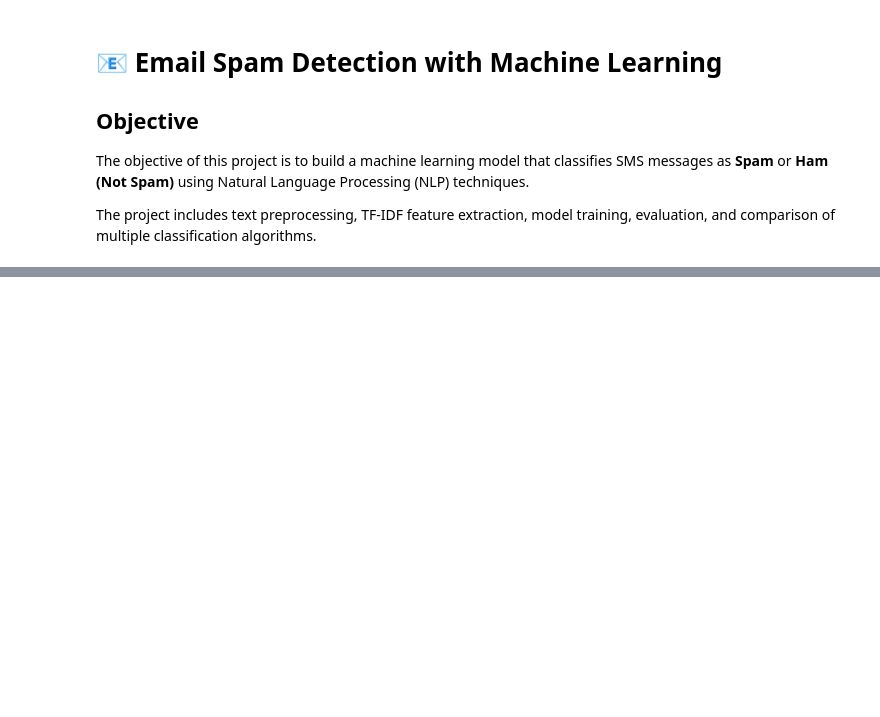
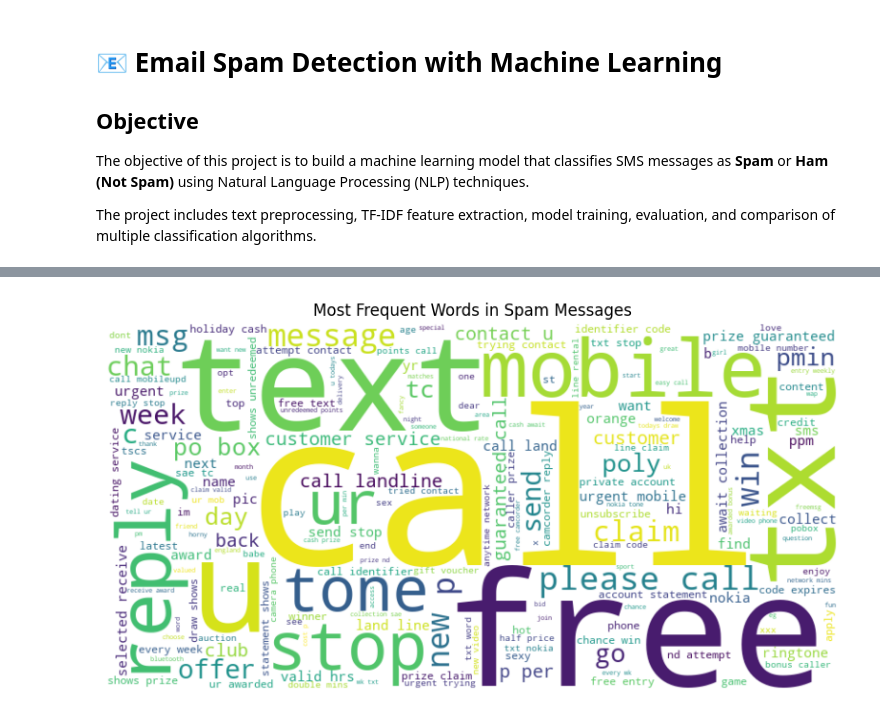
Before and after one commit to Dharshankumar913/OIBSIP, a Jupyter notebook: DataScience-Task4-EmailSpamDetection/notebook/Email_Spam_Detection.ipynb, the cells around one changed output, grey strips where cells are left out. Drawn from its saved outputs; the diff is of its cells as text; code cells hidden in the pictures; blank space fills up the shorter version.

```diff
--- a/DataScience-Task4-EmailSpamDetection/notebook/Email_Spam_Detection.ipynb
+++ b/DataScience-Task4-EmailSpamDetection/notebook/Email_Spam_Detection.ipynb
@@ -51,0 +195,19 @@ True
+# %%
+def clean_text(text):
+
+    # Convert to lowercase
+    text = text.lower()
+
+    # Remove punctuation, numbers and special characters
+    text = re.sub(r'[^a-zA-Z\s]', '', text)
+
+    # Remove stopwords
+    words = text.split()
+    words = [word for word in words if word not in stop_words]
+
+    # Join words back into a sentence
+    return " ".join(words)
+# %%
+df['clean_message'] = df['message'].apply(clean_text)
+
+df.head()
@@ -51,0 +253,4 @@ True
+# %%
+df['label'] = df['label'].map({'ham': 0, 'spam': 1})
+
+df.head()
@@ -51,0 +466,22 @@ True
+# %%
+spam_words = " ".join(df[df['label'] == 1]['clean_message'])
+
+wordcloud = WordCloud(
+    width=800,
+    height=400,
+    background_color='white'
+).generate(spam_words)
+
+plt.figure(figsize=(10,5))
+plt.imshow(wordcloud, interpolation='bilinear')
+plt.axis('off')
+plt.title("Most Frequent Words in Spam Messages")
+plt.savefig(
+    "../images/spam_wordcloud.png",
+    dpi=300,
+    bbox_inches="tight"
+)
+
+plt.show()
+# %% [output]
+[figure, added]
```
Also changed, not shown: parts of 43 cells of this notebook.
